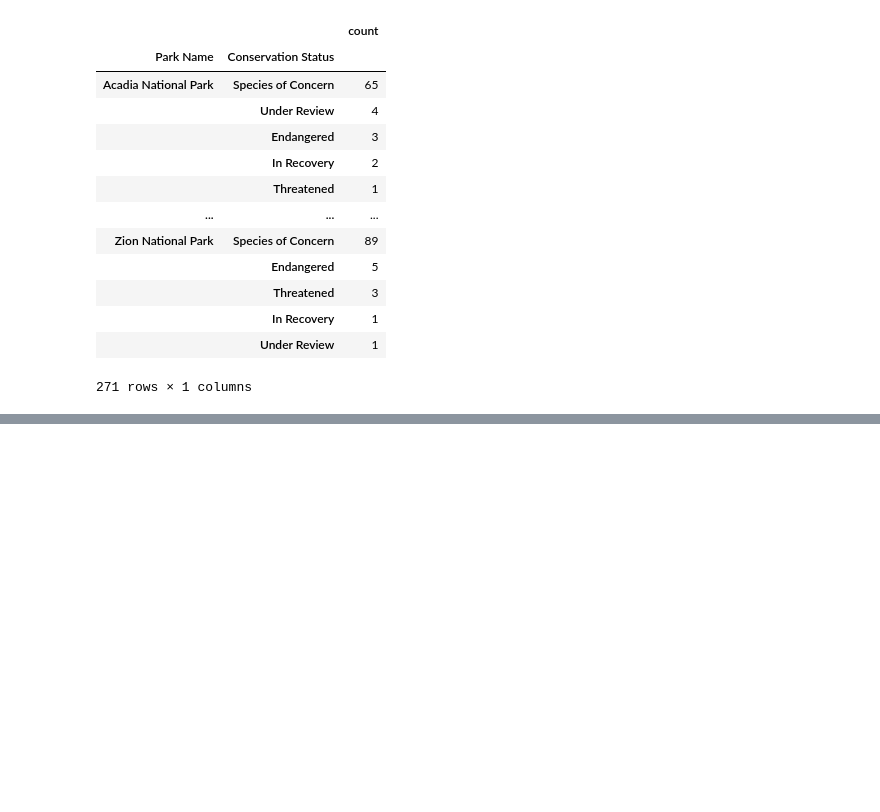
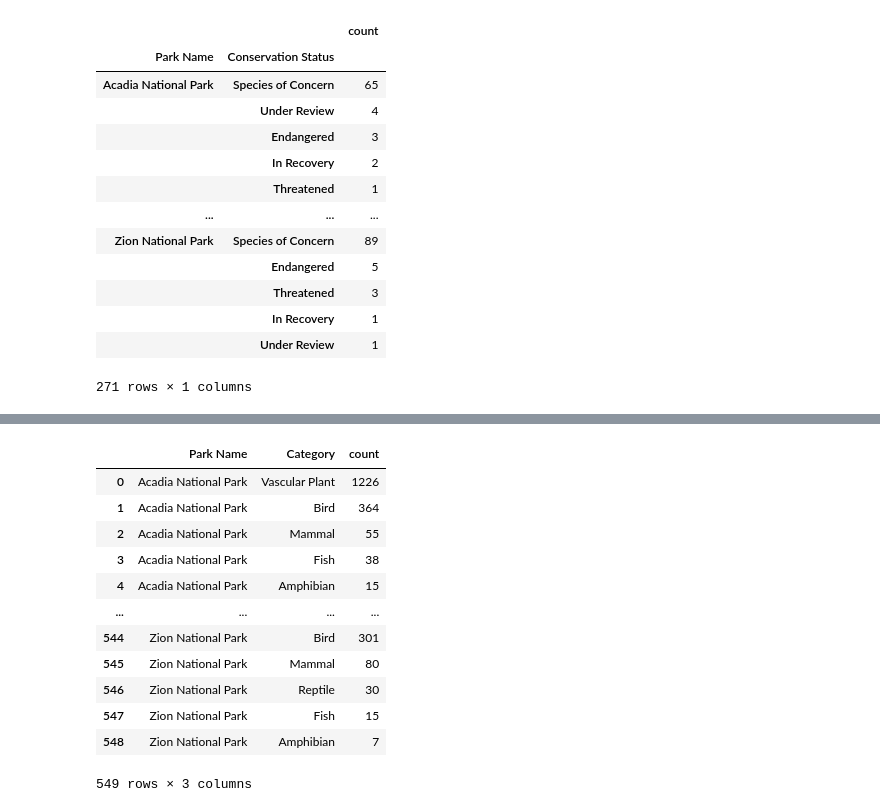
Before and after one commit to elijahsandler/nps-biodiversity, a Jupyter notebook: initial_viz.ipynb, the cells around one changed output, grey strips where cells are left out. Drawn from its saved outputs; the diff is of its cells as text; code cells hidden in the pictures; blank space fills up the shorter version.

Commit message:
Add functionality for enhanced data visualization

```diff
--- a/initial_viz.ipynb
+++ b/initial_viz.ipynb
@@ -281,0 +322,17 @@ pd.DataFrame(conservation)
+# %%
+species_counts = pd.DataFrame(species.groupby('Park Name').value_counts(['Category'])).reset_index()
+species_counts
+# %% [output]
+|  | Park Name | Category | count |
+| 0 | Acadia National Park | Vascular Plant | 1226 |
+| 1 | Acadia National Park | Bird | 364 |
+| 2 | Acadia National Park | Mammal | 55 |
+| 3 | Acadia National Park | Fish | 38 |
+| 4 | Acadia National Park | Amphibian | 15 |
+| ... | ... | ... | ... |
+| 544 | Zion National Park | Bird | 301 |
+| 545 | Zion National Park | Mammal | 80 |
+| 546 | Zion National Park | Reptile | 30 |
+| 547 | Zion National Park | Fish | 15 |
+| 548 | Zion National Park | Amphibian | 7 |
+549 rows × 3 columns
```
Also changed, not shown: parts of 8 cells of this notebook.
